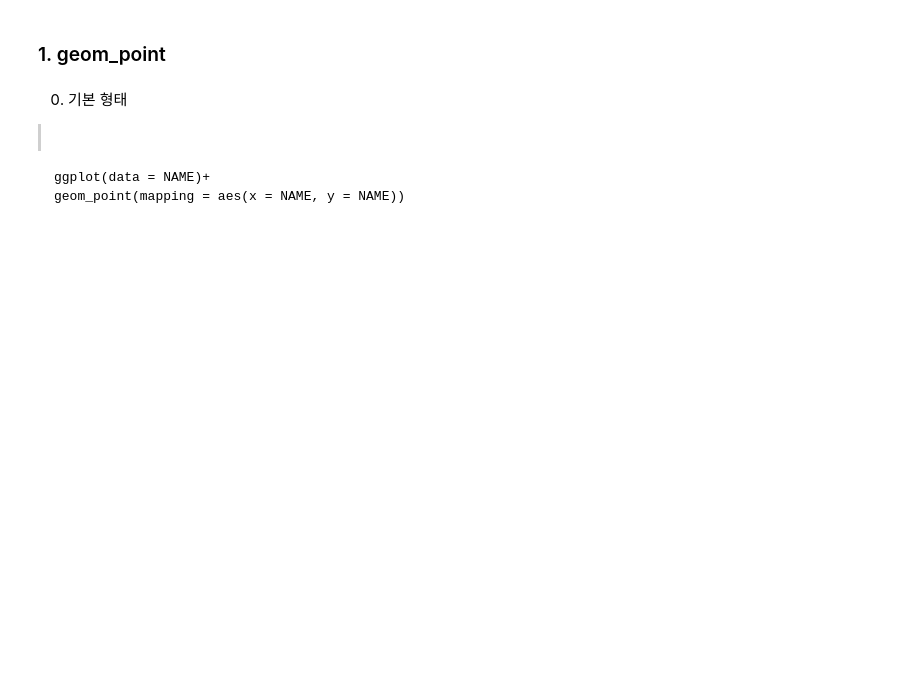
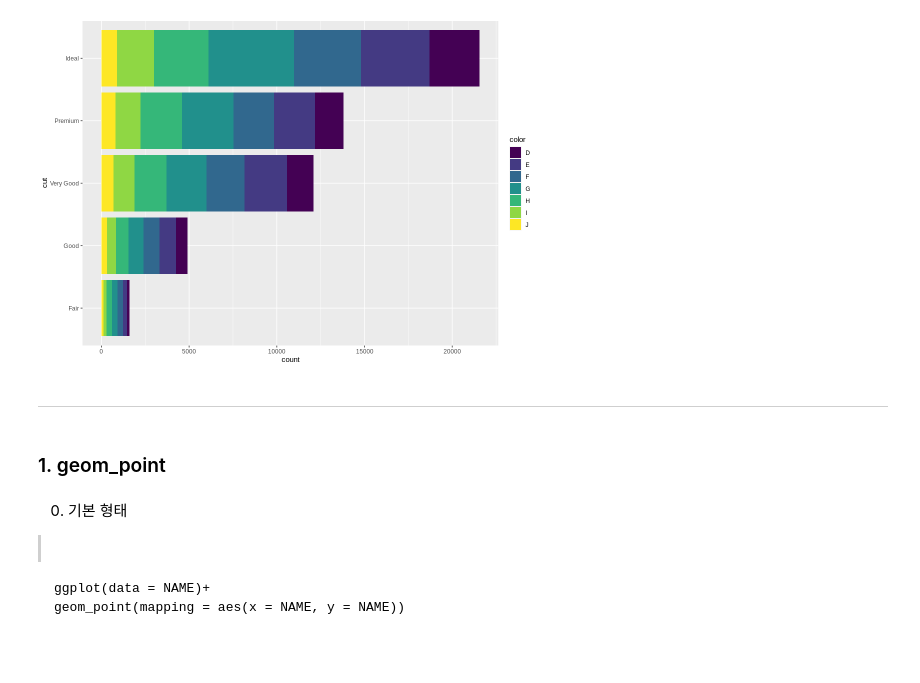
Before and after one commit to kimha02/ham, a Jupyter notebook: _notebooks/2021-08-30-R-1.ipynb, the cells around one changed output. Saved outputs shown, nothing was run; the diff lists cells and outputs as text; code cells hidden in the pictures; blank space fills up the shorter version.

```diff
--- a/_notebooks/2021-08-30-R-1.ipynb
+++ b/_notebooks/2021-08-30-R-1.ipynb
@@ -17,3 +27,12 @@
+# %%
+#EX
+ggplot(data=dia)+
+geom_bar(mapping=aes(x=cut, fill=color), stat="count", position="stack")+
+coord_flip()
+# %% [output]
+[figure, added]
+# %% [markdown]
+-------
 # %% [markdown]
 ### 1. geom_point
 # %% [markdown]
```
Also changed, not shown: parts of 34 cells of this notebook.
